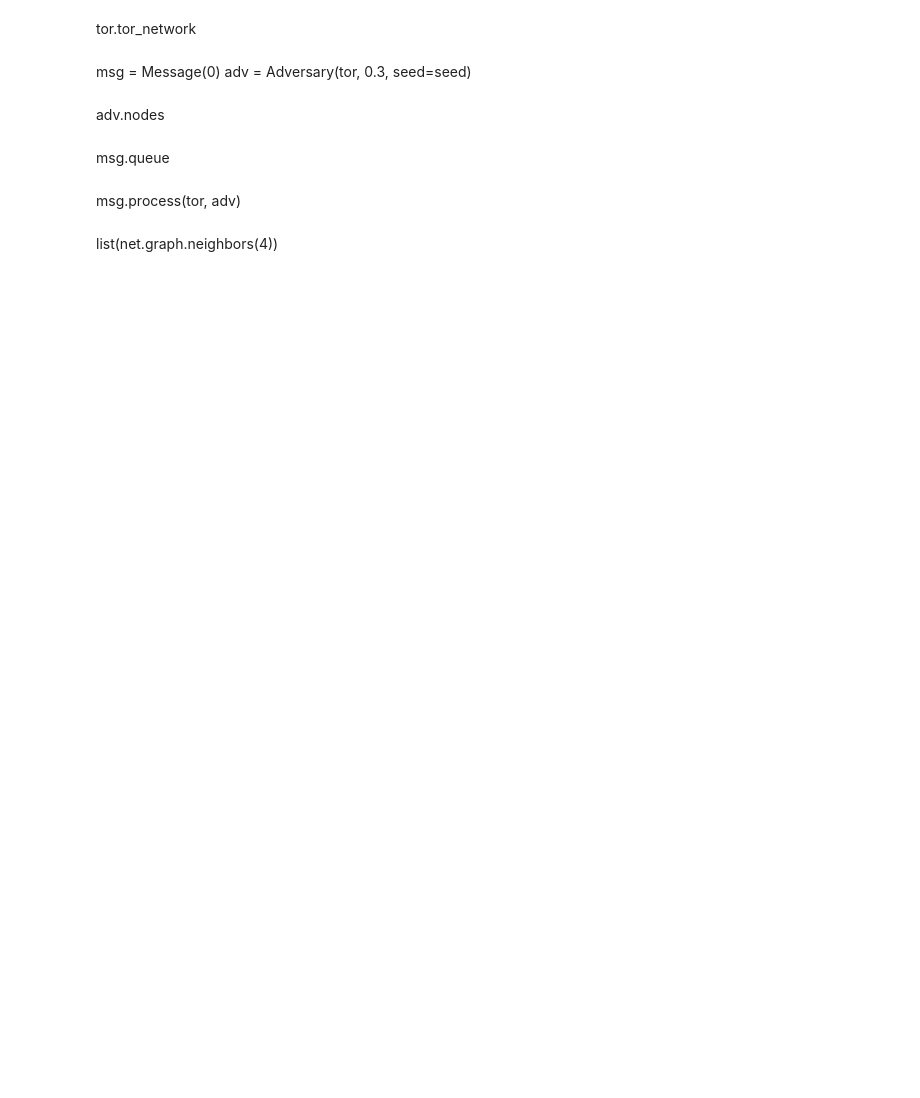
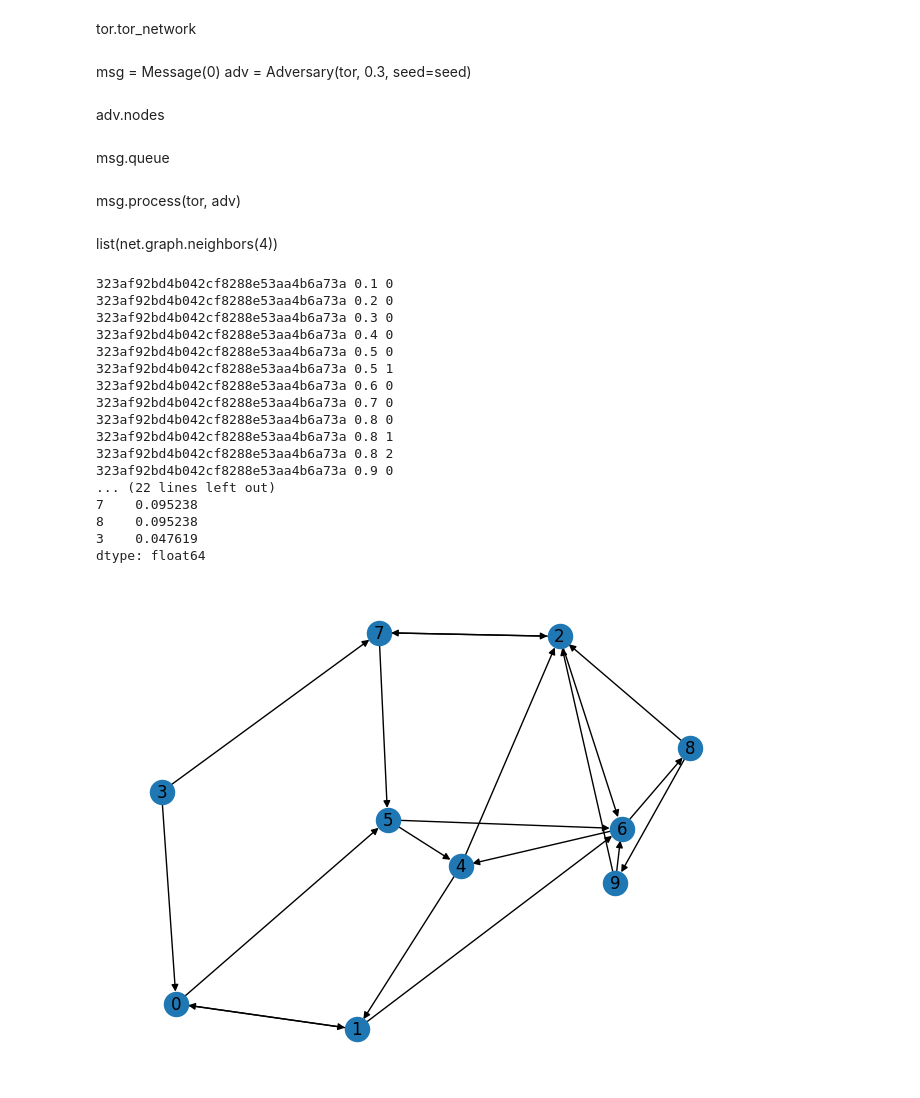
Before and after one commit to ferencberes/ethp2psim, a Jupyter notebook: Experimental.ipynb, the cells around one changed output. Cells and saved outputs as stored; diff of their text form; code cells hidden in the pictures; blank space fills up the shorter version.

Commit message:
Small add to DandelionPP test

```diff
--- a/Experimental.ipynb
+++ b/Experimental.ipynb
@@ -104,3 +115,40 @@ msg.queue
 msg.process(tor, adv)
 # %% [markdown]
 list(net.graph.neighbors(4))
+# %%
+nw_generator = NodeWeightGenerator("random")
+ew_generator = EdgeWeightGenerator("normal")
+seed = 44
+net = Network(nw_generator, ew_generator, num_nodes=10, k=3, seed=seed)
+dp = DandelionPlusPlusProtocol(net, 0.5, seed=seed, broadcast_mode="all")
+adv = DandelionAdversary(dp, adversaries=[2], seed=seed)
+sim = Simulator(adv, messages=[Message(7)], seed=seed, verbose=True)
+sim.run()
+print(dp)
+nx.draw(dp.anonymity_graph, with_labels=True)
+print("captured messages", sim.adversary.captured_msgs)
+print("Prediction results", sim.adversary.predict_msg_source("first_reach"))
+candidates = sim.adversary._find_candidates_on_line_graph(6)
+print(len(candidates), candidates)
+nodes, weights = zip(*candidates)
+weights = np.array(weights) / np.sum(weights)
+print(pd.Series(data=weights, index=nodes))
+# %% [output]
+323af92bd4b042cf8288e53aa4b6a73a 0.1 0
+323af92bd4b042cf8288e53aa4b6a73a 0.2 0
+323af92bd4b042cf8288e53aa4b6a73a 0.3 0
+323af92bd4b042cf8288e53aa4b6a73a 0.4 0
+323af92bd4b042cf8288e53aa4b6a73a 0.5 0
+323af92bd4b042cf8288e53aa4b6a73a 0.5 1
+323af92bd4b042cf8288e53aa4b6a73a 0.6 0
+323af92bd4b042cf8288e53aa4b6a73a 0.7 0
+323af92bd4b042cf8288e53aa4b6a73a 0.8 0
+323af92bd4b042cf8288e53aa4b6a73a 0.8 1
+323af92bd4b042cf8288e53aa4b6a73a 0.8 2
+323af92bd4b042cf8288e53aa4b6a73a 0.9 0
+... (22 lines left out)
+7    0.095238
+8    0.095238
+3    0.047619
+dtype: float64
+[figure, added]
```
Also changed, not shown: parts of 2 cells of this notebook, 1 other file.
